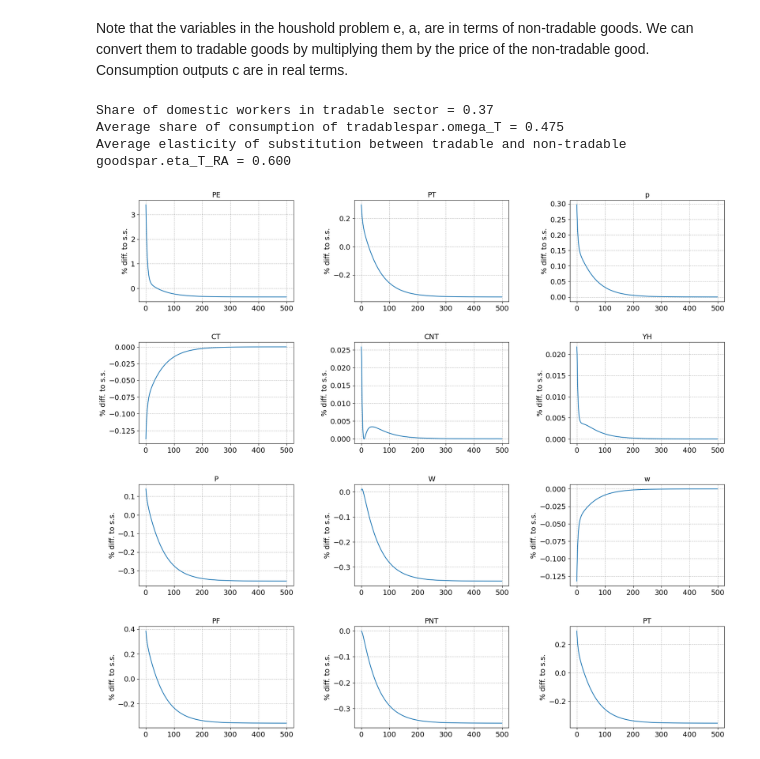
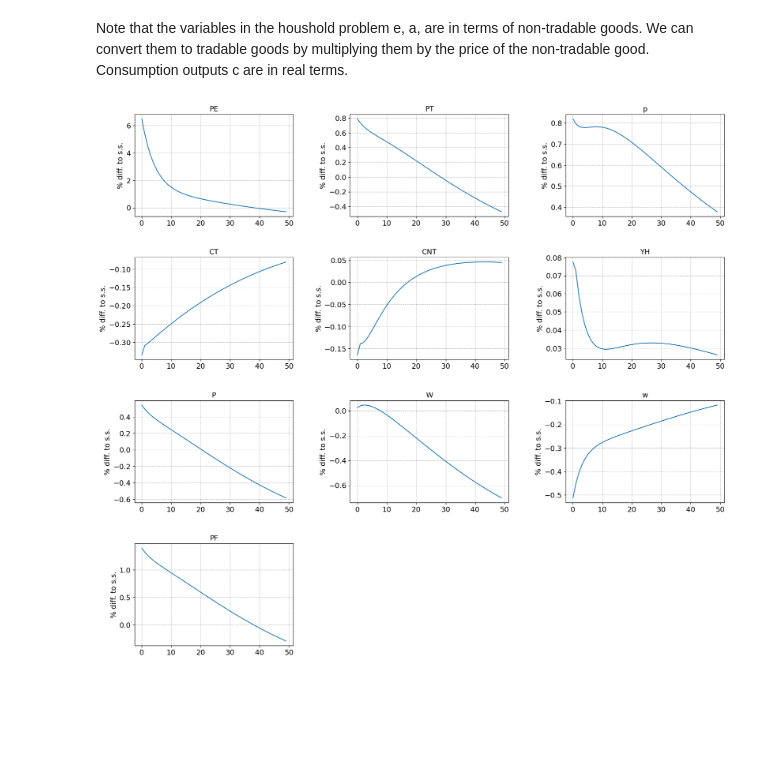
Before and after one commit to funlime/I_HANK_PIGL, a Jupyter notebook: Notebook.ipynb, the cells around one changed output. Saved outputs shown, nothing was run; the diff lists cells and outputs as text; code cells hidden in the pictures; blank space fills up the shorter version.

```diff
--- a/Notebook.ipynb
+++ b/Notebook.ipynb
@@ -37,29 +37,26 @@ model = IHANKModelClass(name='baseline')
 
 
 # Parameters to look at
-# model.par.eta_s = 0.5
-# model.par.etaF = 0.5
-# model.par.etaE = 0.1
+# model.par.eta_s = 0.51
+# model.par.etaF = 0.51
+# model.par.nu = 0.7
+# model.par.etaE = 0.01
 # model.par.mon_policy = 'taylor'
 # model.par.phi = 1.5
 # model.par.kappa = 2.0
-# model.par.nu = 0.4
+# model.par.gamma = 0.4
+# model.par.nu = 0.3
 
 
 model.find_ss(do_print=False)
 model.compute_jacs()
-shock_PE_i, shock_PE_s, shock_forigne_interest, shock_PF_s, shock_PF_s_taylor, shock_PE_PF, shock_PE_PF_taylor, shock_i = calculations.difine_shocks(model, scale=0.03, rho = 0.8)
+shock_PE_i, shock_PE_s, shock_forigne_interest, shock_PF_s, shock_PF_s_taylor, shock_PE_PF, shock_PE_PF_taylor, shock_i = calculations.difine_shocks(model, scale=0.05, rho = 0.8)
-# %% [output]
-Share of domestic workers in tradable sector = 0.37
-Average share of consumption of tradablespar.omega_T = 0.475
-Average elasticity of substitution between tradable and non-tradable goodspar.eta_T_RA = 0.600
 # %%
-shock_PE_i, shock_PE_s, shock_forigne_interest, shock_PF_s, shock_PF_s_taylor, shock_PE_PF, shock_PE_PF_taylor, shock_i = calculations.difine_shocks(model, scale=0.03, rho = 0.8)
-model_baseline = model.copy(name='Floating exchange rate')
+model_baseline = model.copy(name='Baseline')
 # model_baseline.par.gamma = 0.13
 model_baseline.find_transition_path(shocks=shock_PE_s, do_end_check=False)
-model_baseline.show_IRFs(paths_, T_max=500, ncols=3, lvl_value=lvl_path, do_shocks=False, do_targets=False)
+model_baseline.show_IRFs(paths_, T_max=50, ncols=3, lvl_value=lvl_path, do_shocks=False, do_targets=False)
 # model_baseline.show_IRFs(target_var, T_max=500, ncols=3, lvl_value=lvl_path, do_shocks=False, do_targets=False)
 # model_baseline.show_IRFs(paths, T_max=500, ncols=3, lvl_value=lvl_path, do_shocks=False, do_targets=False)
 # %% [output]
-[figure, old version]
+[figure, new version]
```
Also changed, not shown: parts of 10 cells of this notebook, 5 other files.
